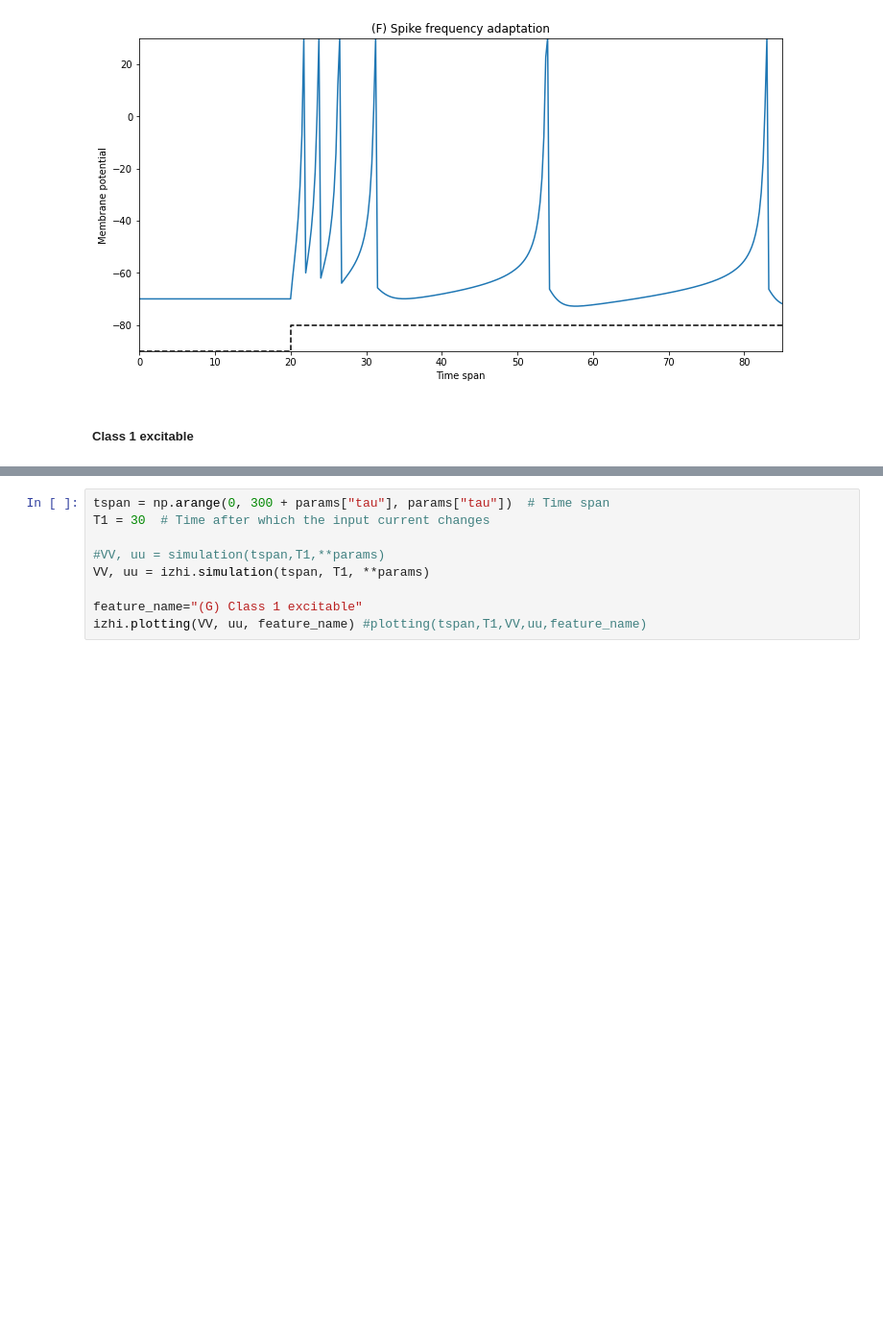
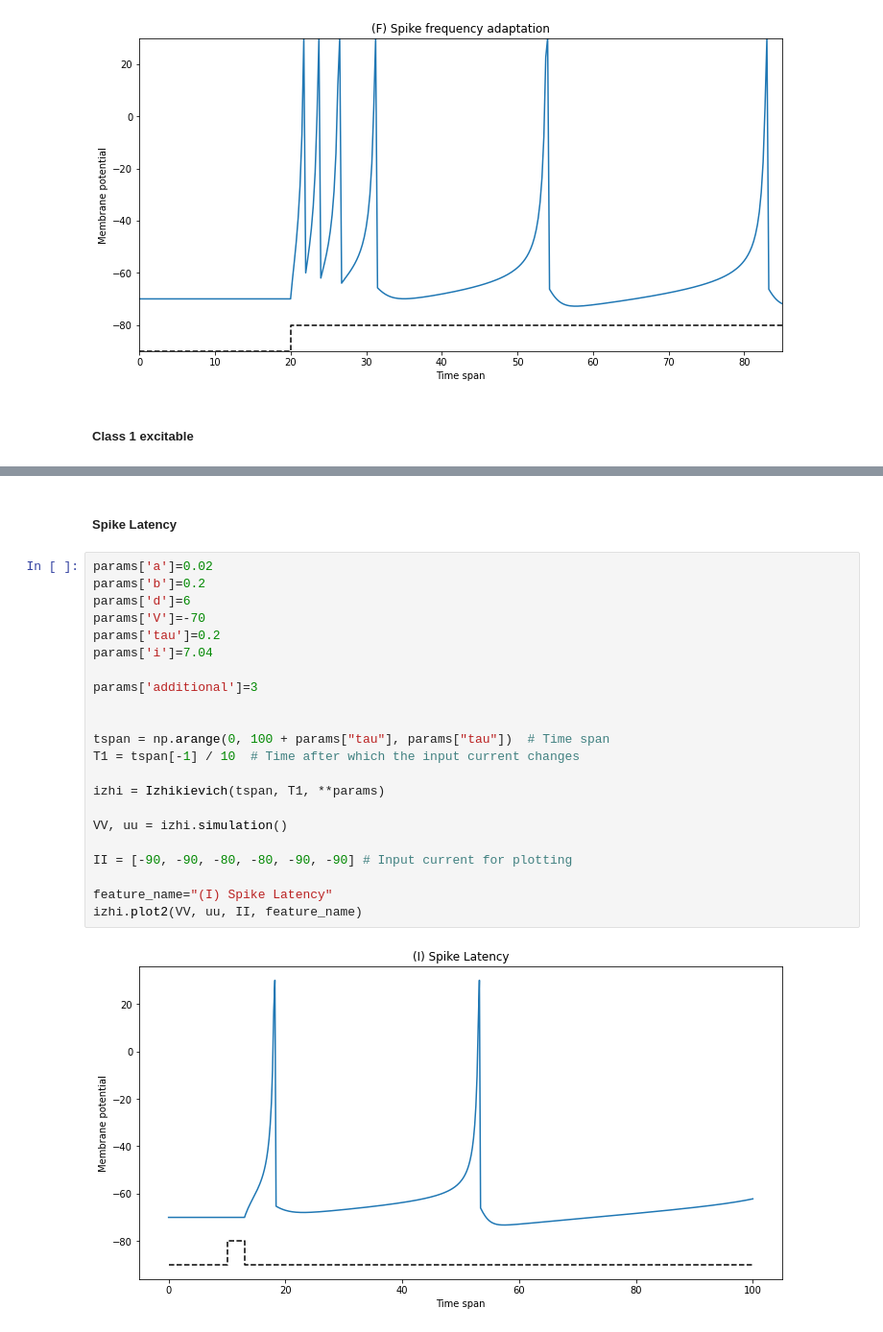
Before and after one commit to francescapoli98/computational-neuroscience, a Jupyter notebook: LAB1/assignment 1/spiking_neurons.ipynb, the cells around one changed output, grey strips where cells are left out. Shown at 96% size. Saved outputs shown, nothing was run; the diff lists cells and outputs as text; blank space fills up the shorter version.

```diff
--- a/LAB1/assignment 1/spiking_neurons.ipynb
+++ b/LAB1/assignment 1/spiking_neurons.ipynb
@@ -154,9 +184,26 @@ TypeError: __init__() missing 9 required positional arguments: 'tspan', 'T1', 'a
+# %% [markdown]
+##### Spike Latency
 # %%
-tspan = np.arange(0, 300 + params["tau"], params["tau"])  # Time span
-T1 = 30  # Time after which the input current changes
+params['a']=0.02
+params['b']=0.2
+params['d']=6
+params['V']=-70
+params['tau']=0.2
+params['i']=7.04
 
-#VV, uu = simulation(tspan,T1,**params)
-VV, uu = izhi.simulation(tspan, T1, **params)
+params['additional']=3
 
-feature_name="(G) Class 1 excitable"
-izhi.plotting(VV, uu, feature_name) #plotting(tspan,T1,VV,uu,feature_name)
+
+tspan = np.arange(0, 100 + params["tau"], params["tau"])  # Time span
+T1 = tspan[-1] / 10  # Time after which the input current changes
+
+izhi = Izhikievich(tspan, T1, **params)
+
+VV, uu = izhi.simulation()
+
+II = [-90, -90, -80, -80, -90, -90] # Input current for plotting
+
+feature_name="(I) Spike Latency"
+izhi.plot2(VV, uu, II, feature_name)
+# %% [output]
+[figure, added]
```
Also changed, not shown: parts of 7 cells of this notebook, 18 other files.
